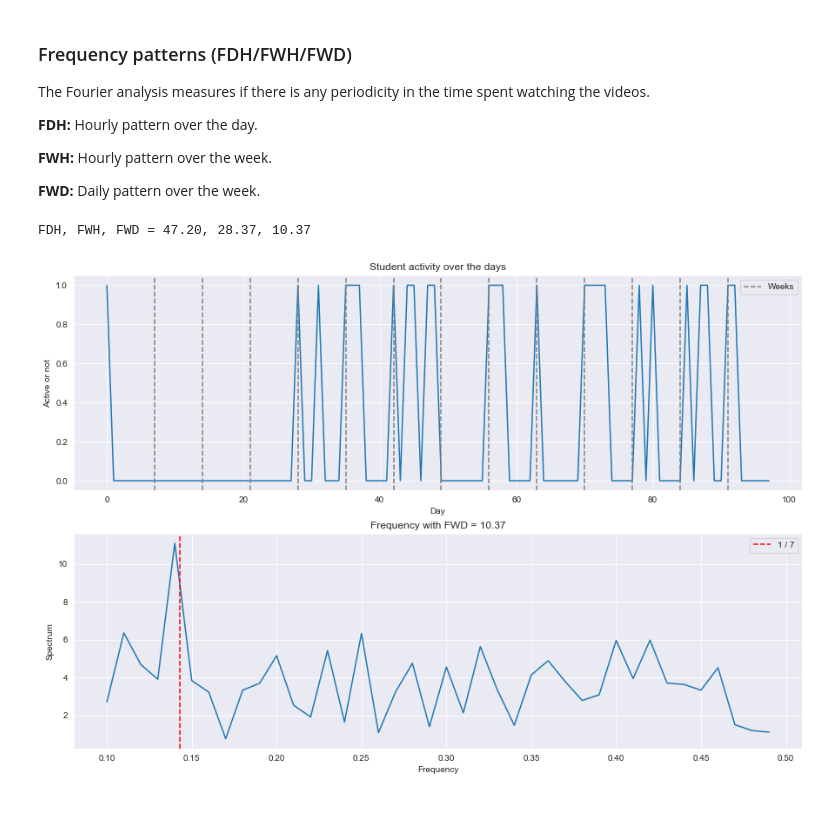
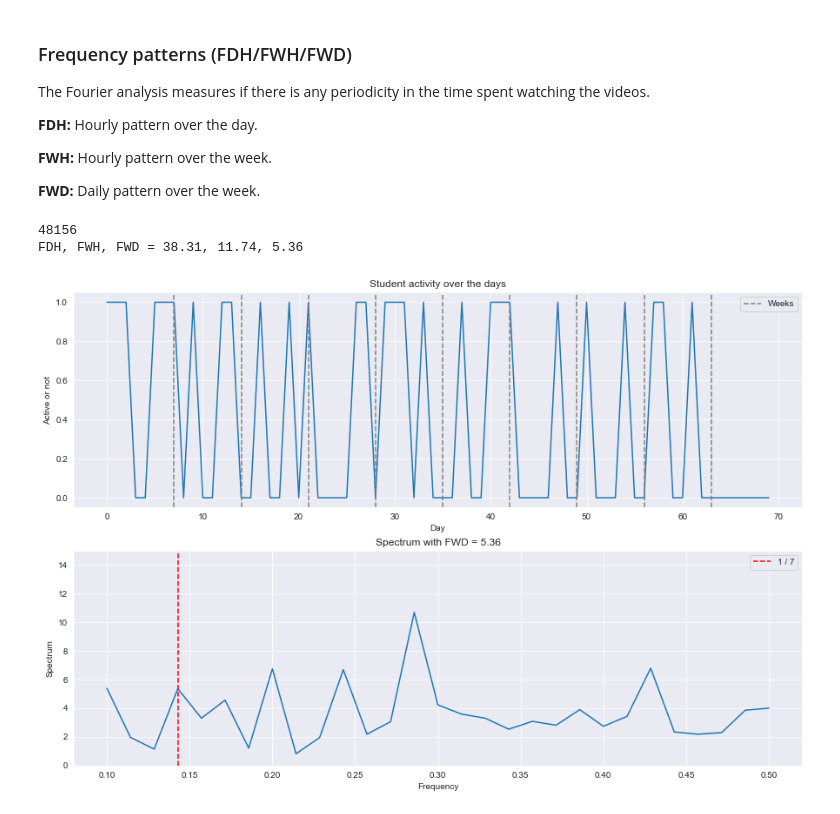
Before and after one commit to epfl-ml4ed/flipped-classroom, a Jupyter notebook: Notebook/Regularity.ipynb, the cells around one changed output. Drawn from its saved outputs; the diff is of its cells as text; code cells hidden in the pictures.

```diff
--- a/Notebook/Regularity.ipynb
+++ b/Notebook/Regularity.ipynb
@@ -448,11 +466,8 @@ def FWD(Lw, T, f = 1/7):
     n = np.arange(Lw * WEEK_TO_SECOND // DAY_TO_SECOND)
     return abs(fourier_transform(Xi, f, n))
 # %%
-def plot_Fourier(X, student_id=0):
-    if student_id:
-        student = get_student_by_id(X,str(student_id))
-    else:
-        student = get_rand_student(X)
+def plot_Fourier(X, studentID=0):
+    student = get_rand_student(X, studentID)
     T, Lw = get_time(student)
     FWD_value = FWD(Lw, T)
     fourier_values = "{:.2f}, {:.2f}, {:.2f}".format(FDH(Lw, T), FWH(Lw, T),FWD_value)
@@ -474,19 +489,20 @@ def plot_Fourier(X, student_id=0):
     line1.set_xlabel('Day')
     axes[0].legend()
 
-    freq = np.arange(0.1,0.5,0.01)
+    freq = np.arange(0.1,0.5,1/70) # step is a multiple of 1/7, the weekly frequency
     spectrum = [FWD(Lw, T, f) for f in freq]
     line2 = sns.lineplot(ax = axes[1], x = freq, y = spectrum)
     axes[1].axvline(x=1/7, label="1 / 7",c='red', ls='--')
-    line2.set_title("Frequency with FWD = {:.2f}".format(FWD_value))
+    line2.set_ylim(0, 15)
+    line2.set_title("Spectrum with FWD = {:.2f}".format(FWD_value))
     line2.set_ylabel('Spectrum')
     line2.set_xlabel('Frequency')
     axes[1].legend()
-# %%
-plot_Fourier(df_clean, 44514)
-# 46674 46.00, 9.23, 9.80
-# 44514 47, 28, 10
-# 43044 40, 25.3, 5.8
-# %% [output]
-FDH, FWH, FWD = 47.20, 28.37, 10.37
-[figure, removed]
+# %%
+plot_Fourier(df_clean)
+# 44790 13
+# 11609 4.71
+# %% [output]
+48156
+FDH, FWH, FWD = 38.31, 11.74, 5.36
+[figure, added]
```
Also changed, not shown: parts of 25 cells of this notebook.
